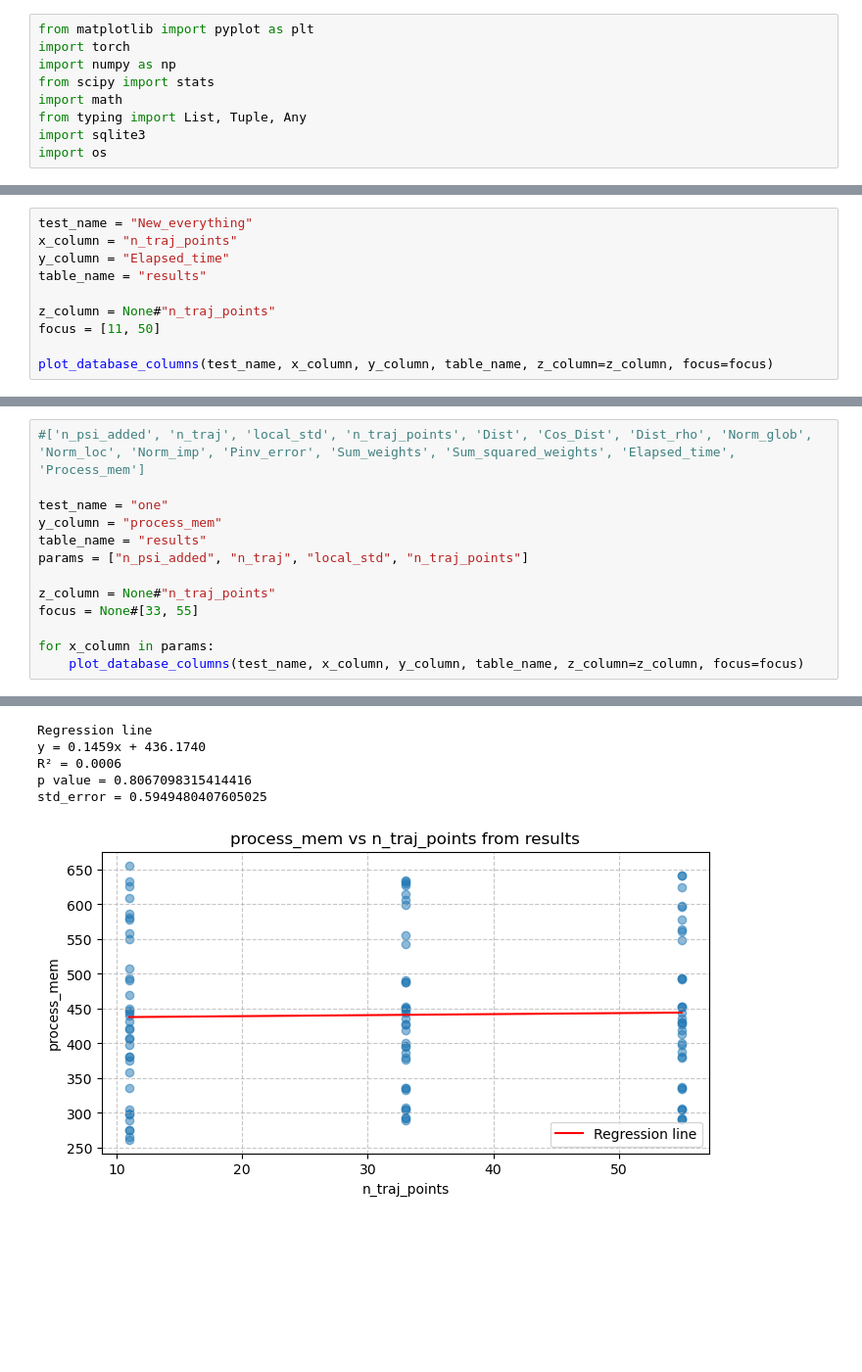
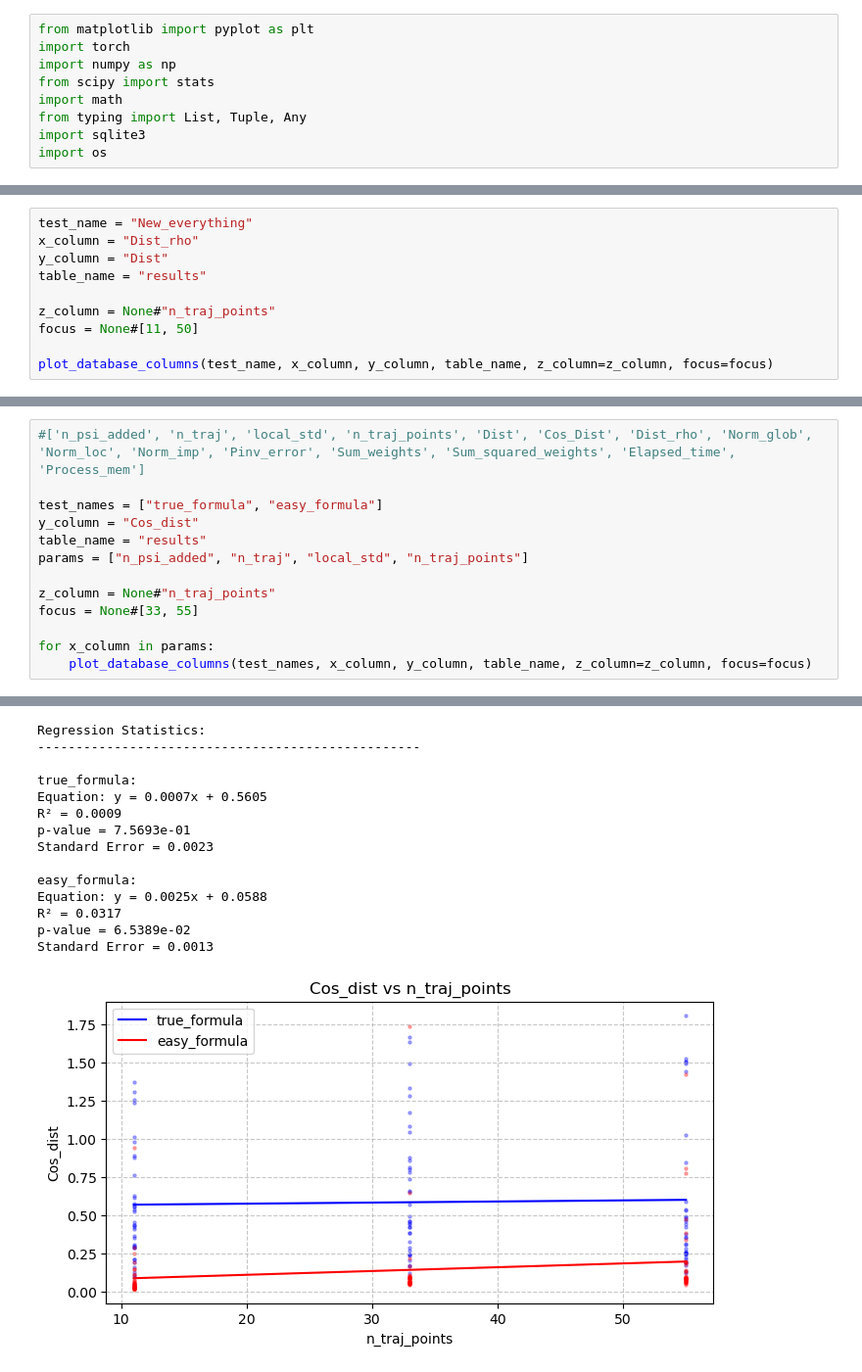
Before and after one commit to Gianmarco-Sarnelli/STL_explainability, a Jupyter notebook: Results_new.ipynb, the cells around one changed output, grey strips where cells are left out. Shown at 98% size. Saved outputs shown, nothing was run; the diff lists cells and outputs as text; blank space fills up the shorter version.

Commit message:
Preparing to run tests on different distributions

```diff
--- a/Results_new.ipynb
+++ b/Results_new.ipynb
@@ -89,11 +119,11 @@ def plot_database_columns(test_name, x_column, y_column, table_name, z_column=No
 # %%
 test_name = "New_everything"
-x_column = "n_traj_points"
-y_column = "Elapsed_time"
+x_column = "Dist_rho"
+y_column = "Dist"
 table_name = "results"
 
 z_column = None#"n_traj_points"
-focus = [11, 50]
+focus = None#[11, 50]
 
 plot_database_columns(test_name, x_column, y_column, table_name, z_column=z_column, focus=focus)
 # %% [output]
@@ -106,8 +136,8 @@ std_error = 2.6220193069218007
 # %%
 #['n_psi_added', 'n_traj', 'local_std', 'n_traj_points', 'Dist', 'Cos_Dist', 'Dist_rho', 'Norm_glob', 'Norm_loc', 'Norm_imp', 'Pinv_error', 'Sum_weights', 'Sum_squared_weights', 'Elapsed_time', 'Process_mem']
 
-test_name = "one"
-y_column = "process_mem"
+test_names = ["true_formula", "easy_formula"]
+y_column = "Cos_dist"
 table_name = "results"
 params = ["n_psi_added", "n_traj", "local_std", "n_traj_points"]
 
@@ -115,5 +145,5 @@ z_column = None#"n_traj_points"
 focus = None#[33, 55]
 
 for x_column in params:
-    plot_database_columns(test_name, x_column, y_column, table_name, z_column=z_column, focus=focus)
+    plot_database_columns(test_names, x_column, y_column, table_name, z_column=z_column, focus=focus)
 # %% [output]
@@ -138,6 +195,15 @@ std_error = 65.43531519545456
-Regression line
-y = 0.1459x + 436.1740
-R² = 0.0006
-p value = 0.8067098315414416
-std_error = 0.5949480407605025
+Regression Statistics:
+--------------------------------------------------
+
+true_formula:
+Equation: y = 0.0007x + 0.5605
+R² = 0.0009
+p-value = 7.5693e-01
+Standard Error = 0.0023
+
+easy_formula:
+Equation: y = 0.0025x + 0.0588
+R² = 0.0317
+p-value = 6.5389e-02
+Standard Error = 0.0013
-[figure, old version]
+[figure, new version]
```
Also changed, not shown: parts of 3 cells of this notebook, 11 other files.
